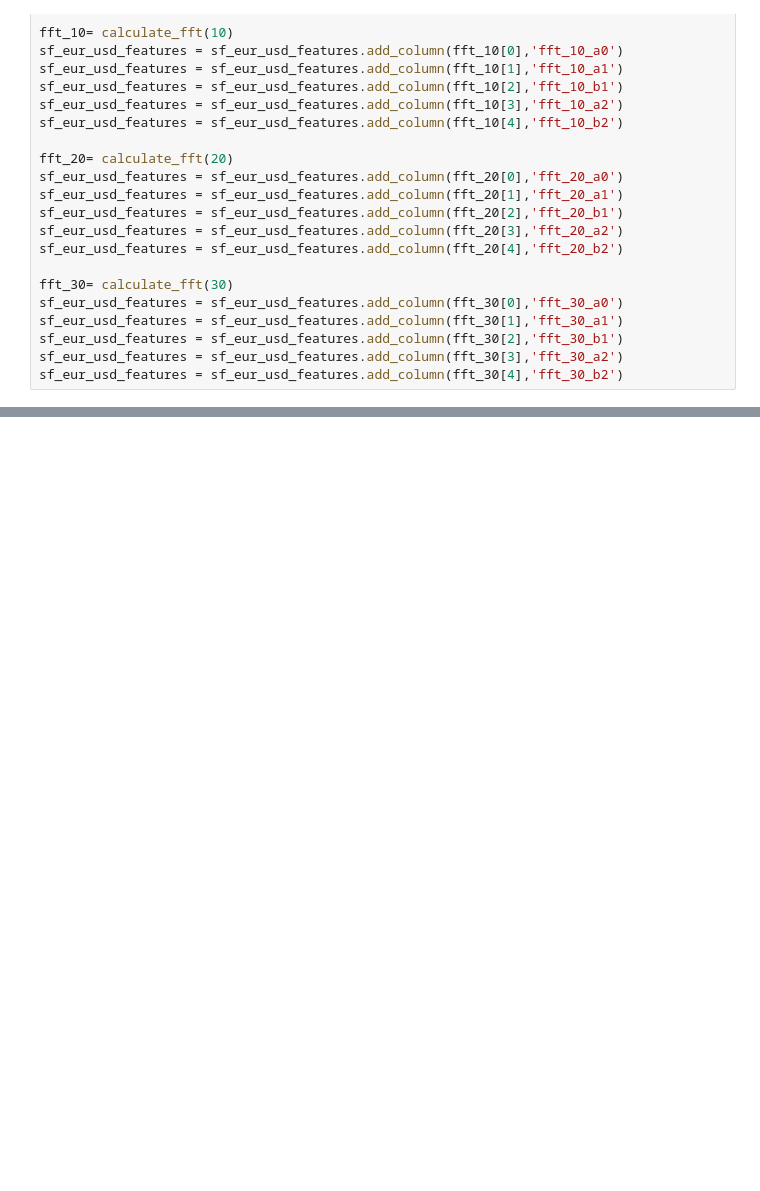
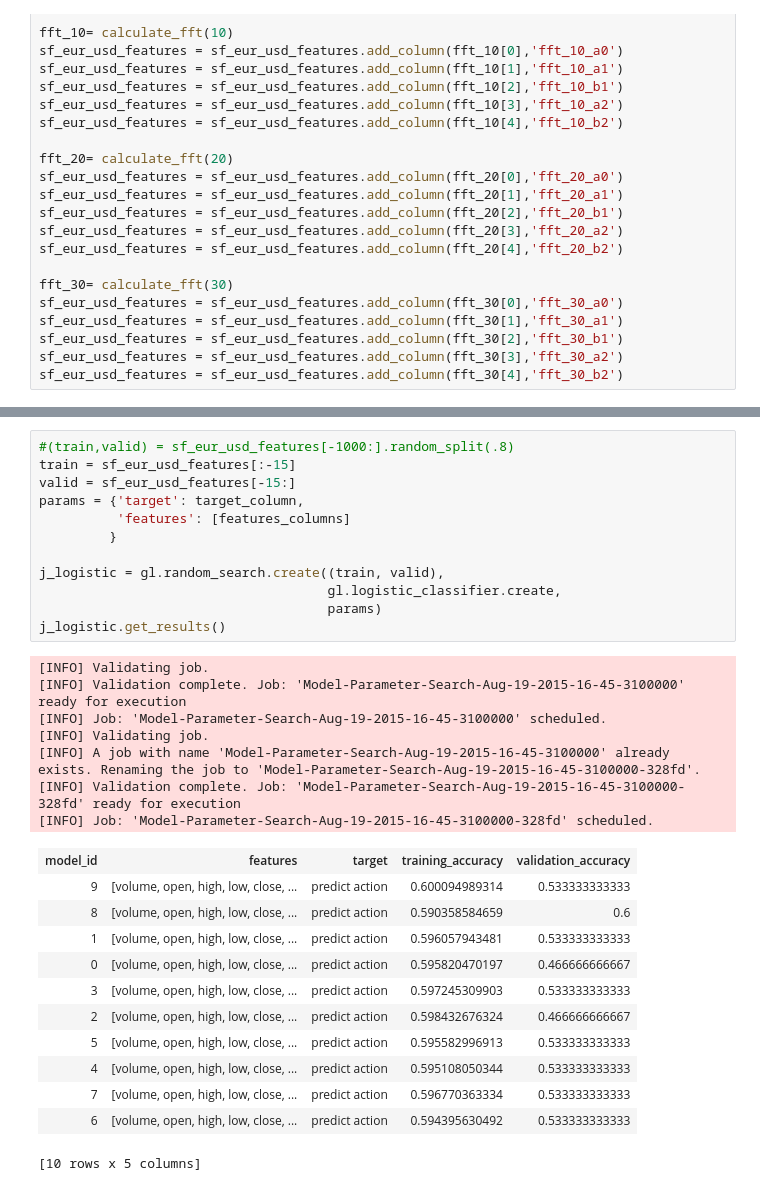
Before and after one commit to yuecong/autotrade, a Jupyter notebook: autotrade_gl_version.ipynb, the cells around one changed output, grey strips where cells are left out. Cells and saved outputs as stored; diff of their text form; blank space fills up the shorter version.

```diff
--- a/autotrade_gl_version.ipynb
+++ b/autotrade_gl_version.ipynb
@@ -526,0 +651,32 @@ Opening Canvas in default web browser.
+# %%
+#(train,valid) = sf_eur_usd_features[-1000:].random_split(.8)
+train = sf_eur_usd_features[:-15]
+valid = sf_eur_usd_features[-15:]
+params = {'target': target_column,
+          'features': [features_columns]
+         }
+
+j_logistic = gl.random_search.create((train, valid),
+                                     gl.logistic_classifier.create,
+                                     params)
+j_logistic.get_results()
+# %% [output]
+[INFO] Validating job.
+[INFO] Validation complete. Job: 'Model-Parameter-Search-Aug-19-2015-16-45-3100000' ready for execution
+[INFO] Job: 'Model-Parameter-Search-Aug-19-2015-16-45-3100000' scheduled.
+[INFO] Validating job.
+[INFO] A job with name 'Model-Parameter-Search-Aug-19-2015-16-45-3100000' already exists. Renaming the job to 'Model-Parameter-Search-Aug-19-2015-16-45-3100000-328fd'.
+[INFO] Validation complete. Job: 'Model-Parameter-Search-Aug-19-2015-16-45-3100000-328fd' ready for execution
+[INFO] Job: 'Model-Parameter-Search-Aug-19-2015-16-45-3100000-328fd' scheduled.
+| model_id | features | target | training_accuracy | validation_accuracy |
+| 9 | [volume, open, high, low, close, ... | predict action | 0.600094989314 | 0.533333333333 |
+| 8 | [volume, open, high, low, close, ... | predict action | 0.590358584659 | 0.6 |
+| 1 | [volume, open, high, low, close, ... | predict action | 0.596057943481 | 0.533333333333 |
+| 0 | [volume, open, high, low, close, ... | predict action | 0.595820470197 | 0.466666666667 |
+| 3 | [volume, open, high, low, close, ... | predict action | 0.597245309903 | 0.533333333333 |
+| 2 | [volume, open, high, low, close, ... | predict action | 0.598432676324 | 0.466666666667 |
+| 5 | [volume, open, high, low, close, ... | predict action | 0.595582996913 | 0.533333333333 |
+| 4 | [volume, open, high, low, close, ... | predict action | 0.595108050344 | 0.533333333333 |
+| 7 | [volume, open, high, low, close, ... | predict action | 0.596770363334 | 0.533333333333 |
+| 6 | [volume, open, high, low, close, ... | predict action | 0.594395630492 | 0.533333333333 |
+[10 rows x 5 columns]
```
Also changed, not shown: parts of 17 cells of this notebook.
